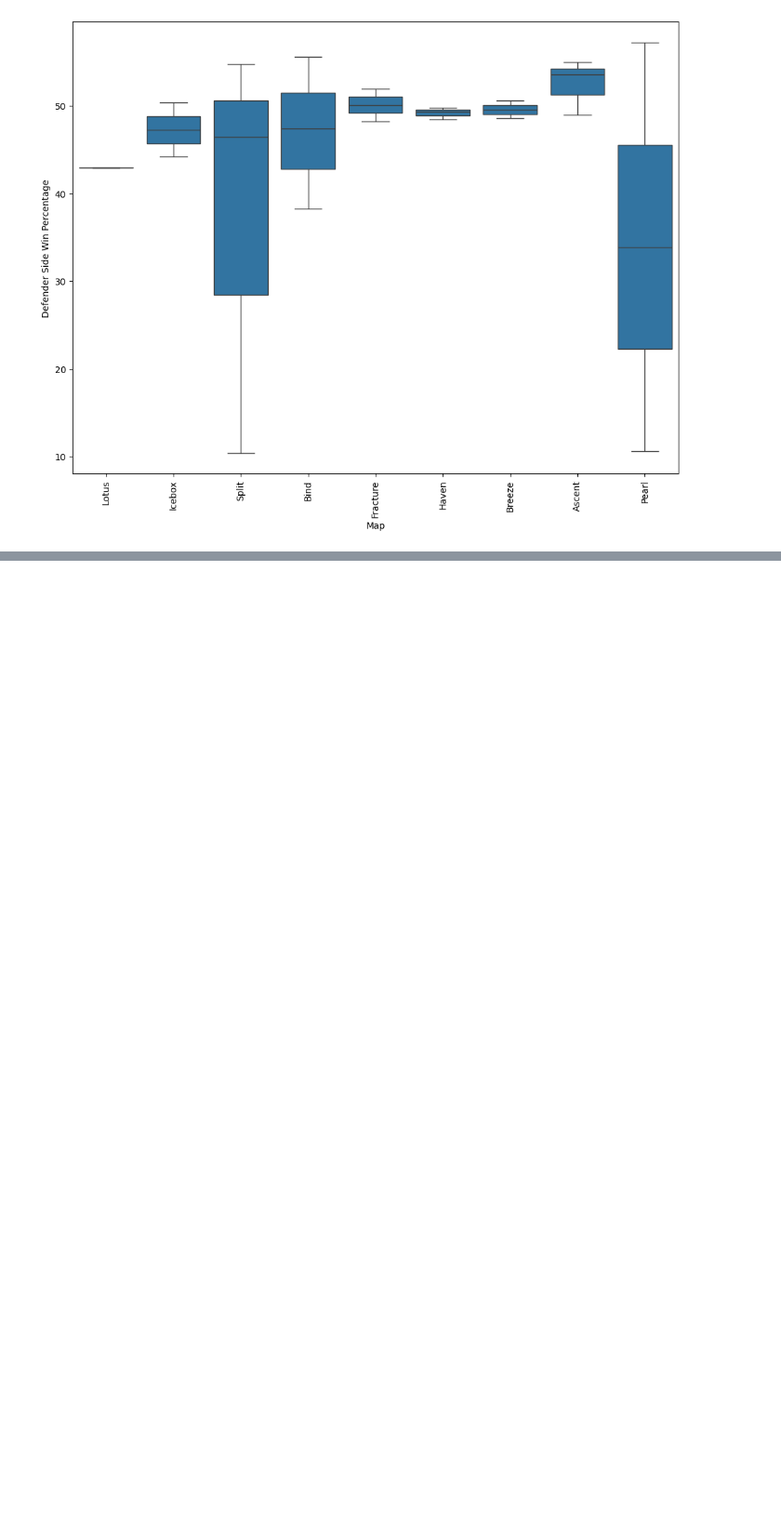
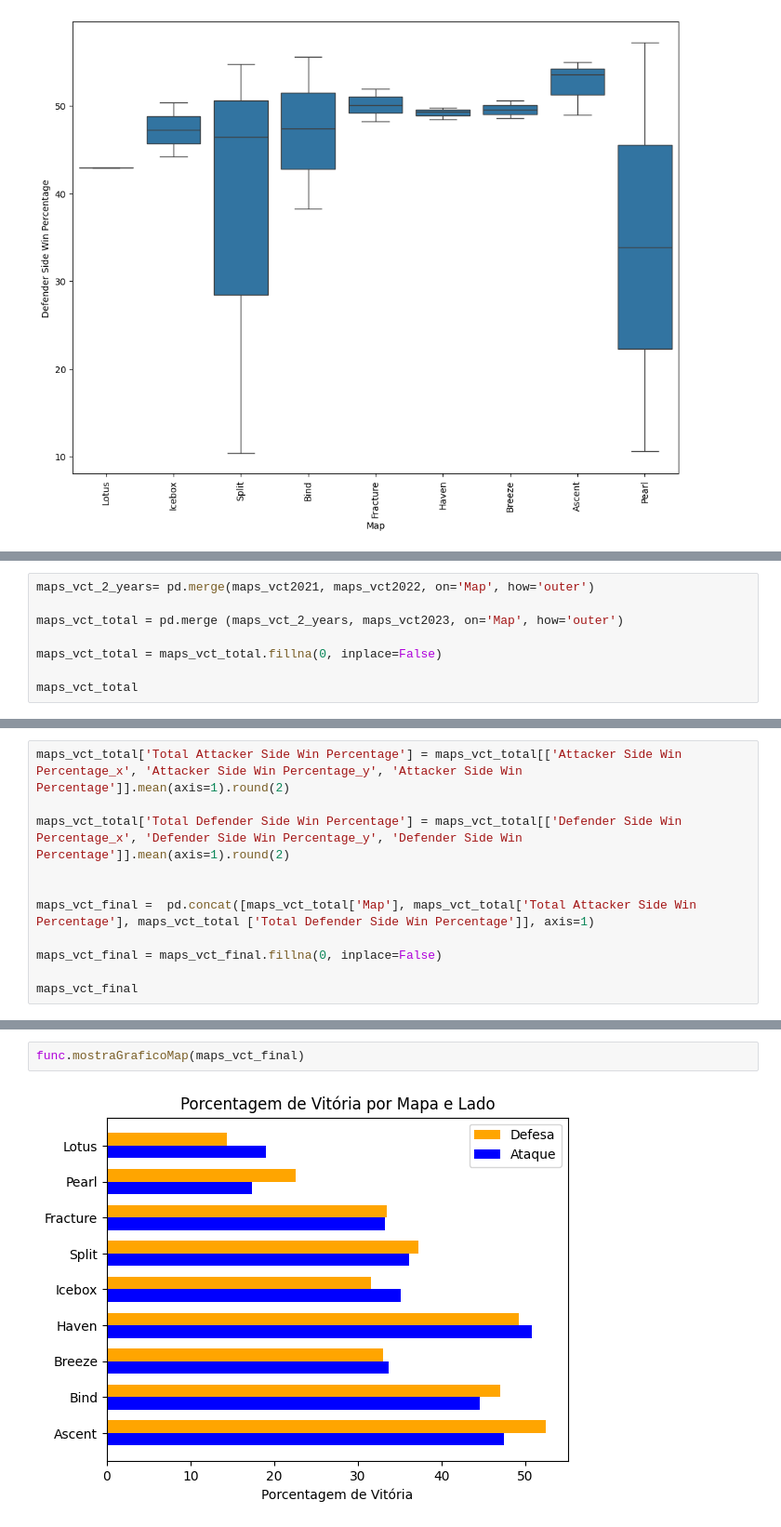
Before and after one commit to PedroLSCabral/Projeto-ICD, a Jupyter notebook: Apresentation.ipynb, the cells around one changed output, grey strips where cells are left out. Shown at 93% size. Saved outputs shown, nothing was run; the diff lists cells and outputs as text; blank space fills up the shorter version.

Commit message:
[VCT GERAL] Media dos agente e maps e criação de graficos.

```diff
--- a/Apresentation.ipynb
+++ b/Apresentation.ipynb
@@ -188,0 +137,8 @@ mostraGraficoAgent (agents_vct2021)
+# %%
+maps_vct_2_years= pd.merge(maps_vct2021, maps_vct2022, on='Map', how='outer')
+
+maps_vct_total = pd.merge (maps_vct_2_years, maps_vct2023, on='Map', how='outer')
+
+maps_vct_total = maps_vct_total.fillna(0, inplace=False)
+
+maps_vct_total
@@ -188,0 +156,11 @@ mostraGraficoAgent (agents_vct2021)
+# %%
+maps_vct_total['Total Attacker Side Win Percentage'] = maps_vct_total[['Attacker Side Win Percentage_x', 'Attacker Side Win Percentage_y', 'Attacker Side Win Percentage']].mean(axis=1).round(2)
+
+maps_vct_total['Total Defender Side Win Percentage'] = maps_vct_total[['Defender Side Win Percentage_x', 'Defender Side Win Percentage_y', 'Defender Side Win Percentage']].mean(axis=1).round(2)
+
+
+maps_vct_final =  pd.concat([maps_vct_total['Map'], maps_vct_total['Total Attacker Side Win Percentage'], maps_vct_total ['Total Defender Side Win Percentage']], axis=1)
+
+maps_vct_final = maps_vct_final.fillna(0, inplace=False)
+
+maps_vct_final
@@ -188,0 +178,4 @@ mostraGraficoAgent (agents_vct2021)
+# %%
+func.mostraGraficoMap(maps_vct_final)
+# %% [output]
+[figure, added]
```
Also changed, not shown: parts of 11 cells of this notebook, 1 other file.
